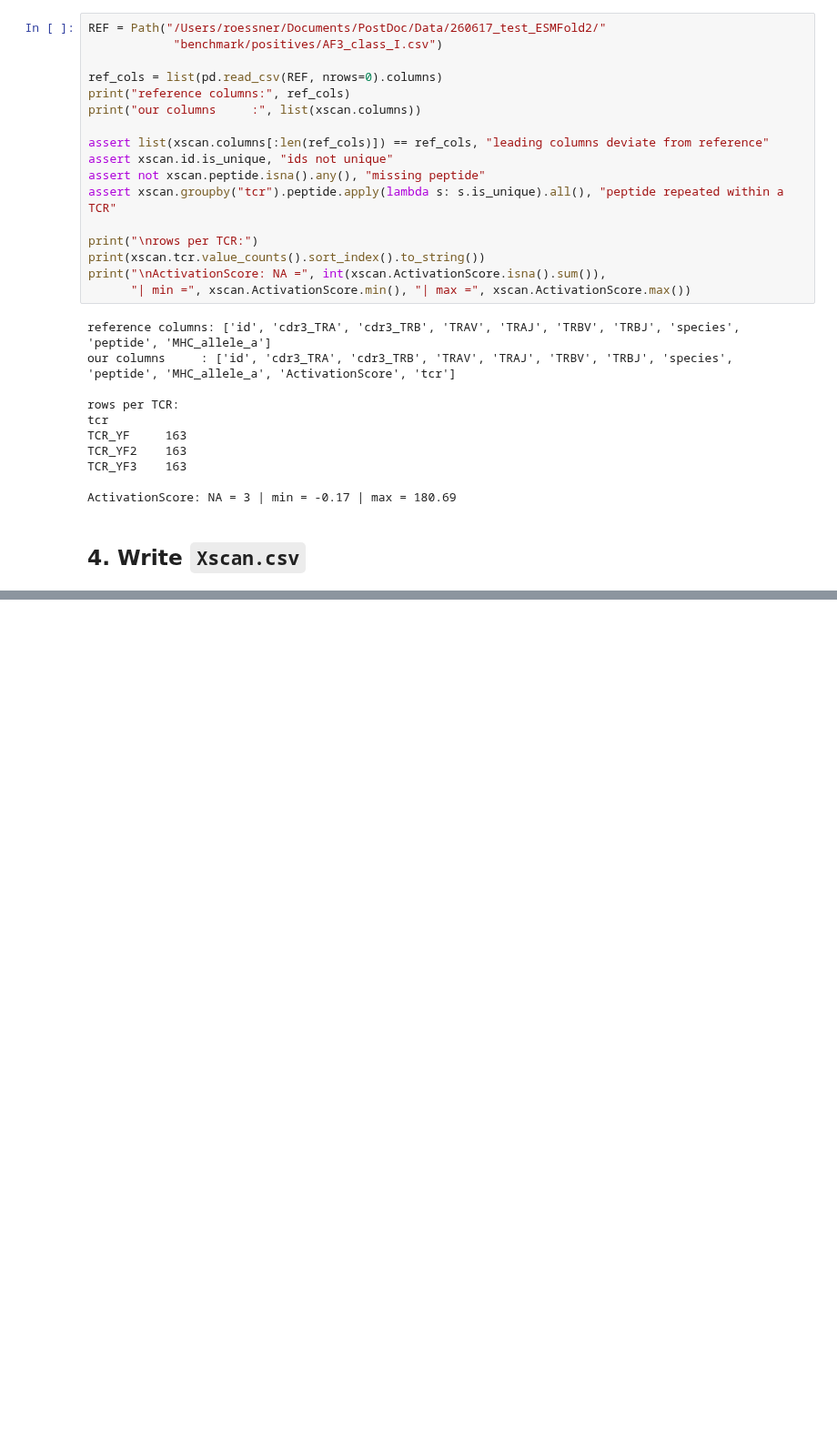
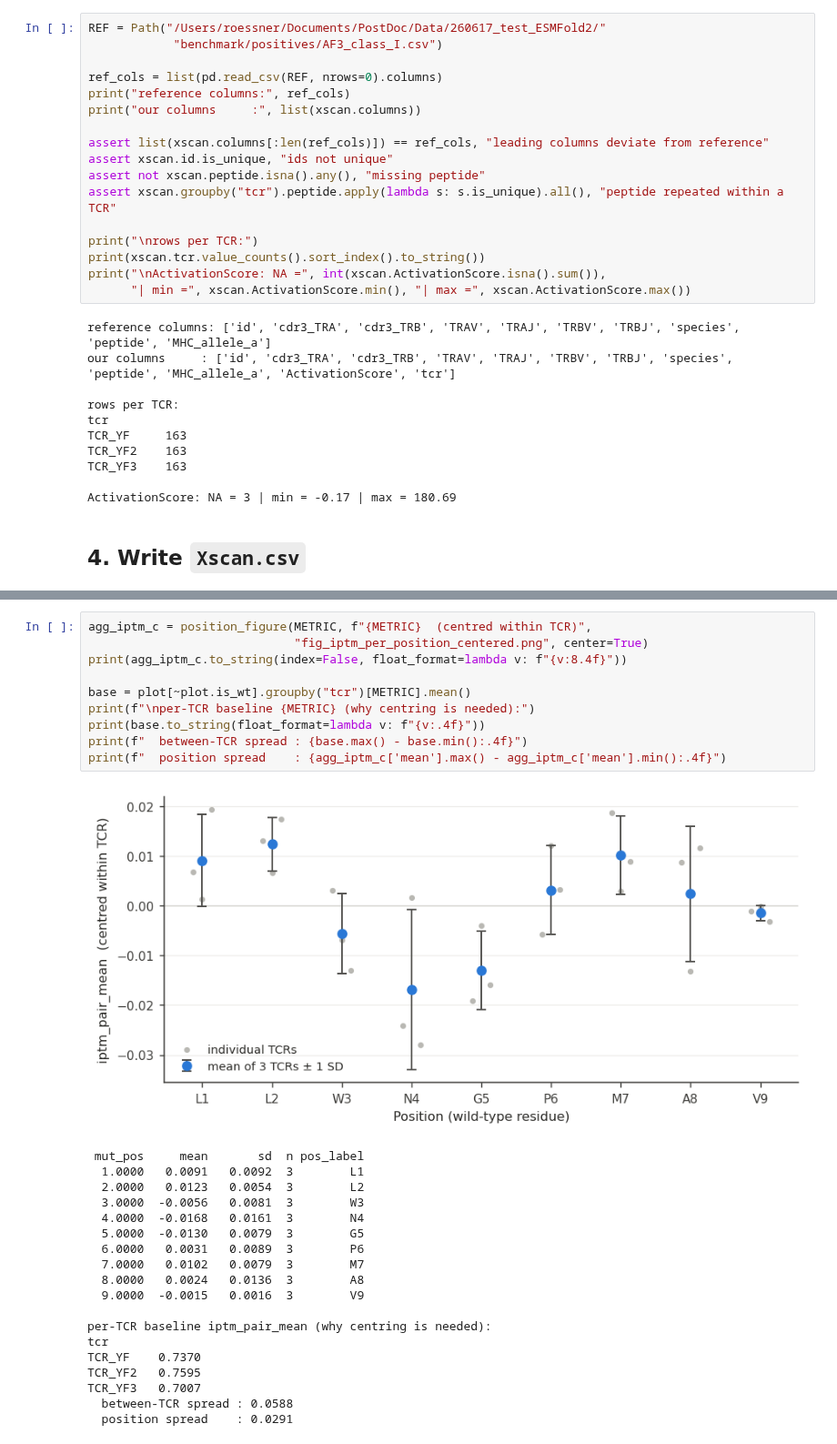
Before and after one commit to Rita-Ann-Roessner/Postdoc-UNIL, a Jupyter notebook: 261001_YF_model_in_silico_Xscan/Monitor.ipynb, the cells around one changed output, grey strips where cells are left out. Shown at 91% size. Cells and saved outputs as stored; diff of their text form; blank space fills up the shorter version.

```diff
--- a/261001_YF_model_in_silico_Xscan/Monitor.ipynb
+++ b/261001_YF_model_in_silico_Xscan/Monitor.ipynb
@@ -173,0 +581,30 @@ id,cdr3_TRA,cdr3_TRB,TRAV,TRAJ,TRBV,TRBJ,species,peptide,MHC_allele_a,Activation
+# %%
+agg_iptm_c = position_figure(METRIC, f"{METRIC}  (centred within TCR)",
+                             "fig_iptm_per_position_centered.png", center=True)
+print(agg_iptm_c.to_string(index=False, float_format=lambda v: f"{v:8.4f}"))
+
+base = plot[~plot.is_wt].groupby("tcr")[METRIC].mean()
+print(f"\nper-TCR baseline {METRIC} (why centring is needed):")
+print(base.to_string(float_format=lambda v: f"{v:.4f}"))
+print(f"  between-TCR spread : {base.max() - base.min():.4f}")
+print(f"  position spread    : {agg_iptm_c['mean'].max() - agg_iptm_c['mean'].min():.4f}")
+# %% [output]
+[figure, added]
+ mut_pos     mean       sd  n pos_label
+  1.0000   0.0091   0.0092  3        L1
+  2.0000   0.0123   0.0054  3        L2
+  3.0000  -0.0056   0.0081  3        W3
+  4.0000  -0.0168   0.0161  3        N4
+  5.0000  -0.0130   0.0079  3        G5
+  6.0000   0.0031   0.0089  3        P6
+  7.0000   0.0102   0.0079  3        M7
+  8.0000   0.0024   0.0136  3        A8
+  9.0000  -0.0015   0.0016  3        V9
+
+per-TCR baseline iptm_pair_mean (why centring is needed):
+tcr
+TCR_YF    0.7370
+TCR_YF2   0.7595
+TCR_YF3   0.7007
+  between-TCR spread : 0.0588
+  position spread    : 0.0291
```
Also changed, not shown: parts of 18 cells of this notebook.
